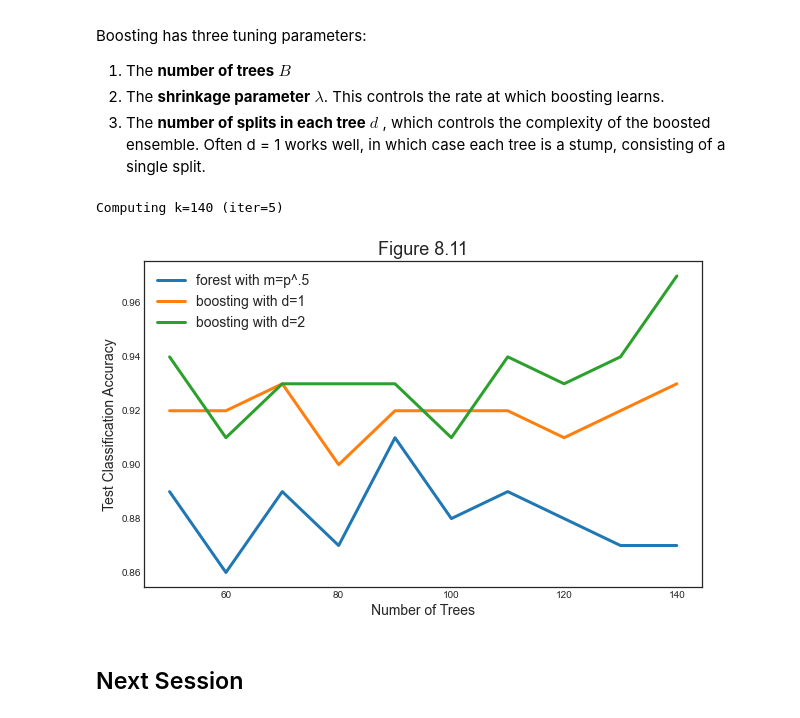
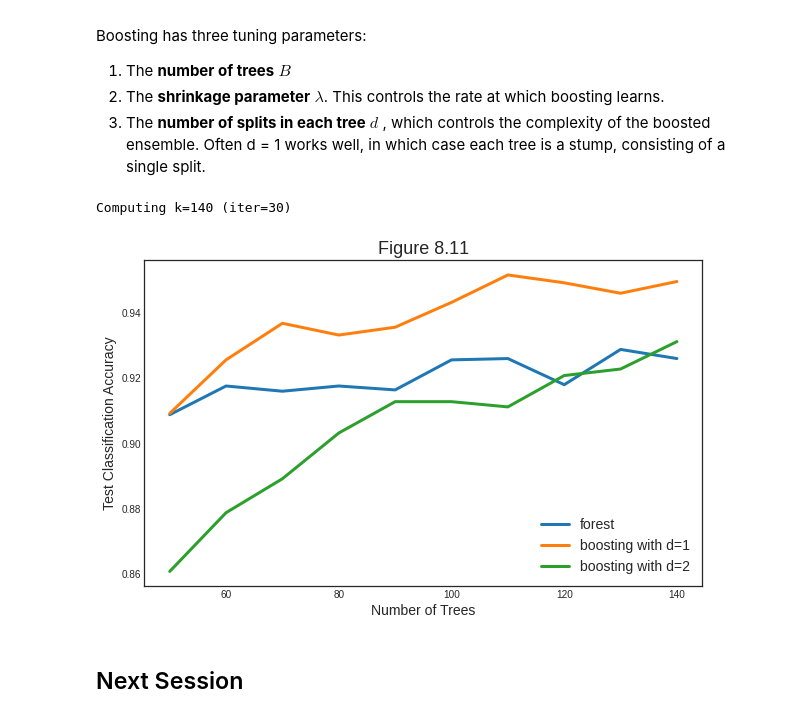
Before and after one commit to matteocourthoud/Machine-Learning-for-Economic-Analysis, a Jupyter notebook: 7_trees.ipynb, the cells around one changed output. Drawn from its saved outputs; the diff is of its cells as text; code cells hidden in the pictures.

```diff
--- a/7_trees.ipynb
+++ b/7_trees.ipynb
@@ -429,7 +423,7 @@ When building a classification tree, either the Gini index or the entropy are ty
 For this section we will work with the `Heart` dataset on individual heart failures. We will try to use individual characteristics in order to predict heart deseases (`HD`). The varaible is binary: Yes, No.
 # %%
 # Load heart dataset
-heart = pd.read_csv('Data/Heart.csv').drop('Unnamed: 0', axis=1).dropna()
+heart = pd.read_csv('data/Heart.csv').drop('Unnamed: 0', axis=1).dropna()
 heart.head()
 # %% [output]
 |  | Age | Sex | ChestPain | RestBP | Chol | Fbs | RestECG | MaxHR | ExAng | Oldpeak | Slope | ... |
@@ -603,10 +597,10 @@ It turns out that there is a very straightforward way to estimate the test error
 
 We are now going to compute the Gini index for the `Heart` dataset using different numbers of trees.
 # %%
-# Init
+# Init (takes a lot of time with J=30)
 params = range(2,50)
 bagging_scores = np.zeros((len(params),2))
-J = 10;
+J = 30;
 
 # Loop over parameters
 for i, k in enumerate(params):
@@ -672,10 +666,10 @@ Random forests overcome this problem by **forcing each split to consider only a
 import warnings
 warnings.simplefilter('ignore')
 
-# Init
+# Init (takes a lot of time with J=30)
 params = range(2,50)
 forest_scores = np.zeros((len(params),2))
-J = 10
+J = 30
 
 # Loop over parameters
 for i, k in enumerate(params):
@@ -756,29 +749,28 @@ gene_small = gene.iloc[:,0:202]
 X = gene_small.iloc[:,1:]
 y = gene_small.iloc[:,0]
 # %%
-# Init
+# Init (takes a lot of time with J=30)
 params = range(50,150,10)
 m_scores = np.zeros((len(params),3))
 p = np.shape(X)[1]
-J = 5;
+J = 30;
 
 # Loop over parameters
 for i, k in enumerate(params):
 
     # Array of features
-    ms = [p, round(p/2), round(p**.5)]
+    ms = [round(p/2), round(np.sqrt(p)), round(np.log(p))]
 
     # Repeat L times
     temp_scores = np.zeros((J,3))
     for j in range(J):
         print("Computing k=%1.0f (iter=%1.0f)" % (k,j+1), end ="")
-        X_train, X_test, y_train, y_test = train_test_split(X, y, test_size=20, random_state=j)
 
         # Loop over values of m
-        for l, m in enumerate(ms):
-            forest = RandomForestClassifier(n_estimators=k, max_features=m)
-            forest.fit(X_train, y_train)
-            temp_scores[j,l] = forest.score(X_test, y_test)
+        for index, m in enumerate(ms):
+            forest = RandomForestClassifier(n_estimators=k, max_features=m, oob_score=True)
+            forest.fit(X, y)
+            temp_scores[j,index] = forest.oob_score_
         print("", end="\r")
 
     # Average
@@ -831,11 +823,11 @@ Boosting has three tuning parameters:
 2. The **shrinkage parameter** $\lambda$. This controls the rate at which boosting learns.
 3. The **number of splits in each tree** $d$ , which controls the complexity of the boosted ensemble. Often d = 1 works well, in which case each tree is a stump, consisting of a single split.
 # %%
-# Init
+# Init , oob_score=True
 params = range(50,150,10)
 boost_scores = np.zeros((len(params),3))
 p = np.shape(X)[1]
-J = 5
+J = 30
 
 # Loop over parameters
 for i, k in enumerate(params):
@@ -852,12 +844,12 @@ for i, k in enumerate(params):
         temp_scores[j,0] = forest.score(X_test, y_test)
 
         # Second score: boosting with 1-split trees
-        boost1 = GradientBoostingClassifier(learning_rate=0.01, max_depth=1)
+        boost1 = GradientBoostingClassifier(learning_rate=0.01, max_depth=1, n_estimators=k, max_features="sqrt")
         boost1.fit(X_train, y_train)
         temp_scores[j,1] = boost1.score(X_test, y_test)
 
         # Third score: boosting with 1-split trees
-        boost2 = GradientBoostingClassifier(learning_rate=0.01, max_depth=2)
+        boost2 = GradientBoostingClassifier(learning_rate=0.01, max_depth=2, n_estimators=k, max_features="sqrt")
         boost2.fit(X_train, y_train)
         temp_scores[j,2] = boost2.score(X_test, y_test)
         print("", end="\r")
@@ -865,18 +857,18 @@ for i, k in enumerate(params):
     # Average
     boost_scores[i,:] = np.mean(temp_scores, axis=0)
 # %% [output]
-Computing k=140 (iter=5)
+Computing k=140 (iter=30)
 # %%
 # Figure 8.11
 fig, ax = plt.subplots(1,1,figsize=(10,6))
 ax.set_title('Figure 8.11');
 
 # Plot scores
 ax.plot(params, m_scores);
-ax.legend(['forest with m=p^.5','boosting with d=1','boosting with d=2']);
+ax.legend(['forest','boosting with d=1','boosting with d=2']);
 ax.set_xlabel('Number of Trees'); ax.set_ylabel('Test Classification Accuracy');
 # %% [output]
-[figure, old version]
+[figure, new version]
 # %% [markdown]
 ## Next Session
 # %% [markdown]
```
Also changed, not shown: parts of 16 cells of this notebook, 1 other file.
